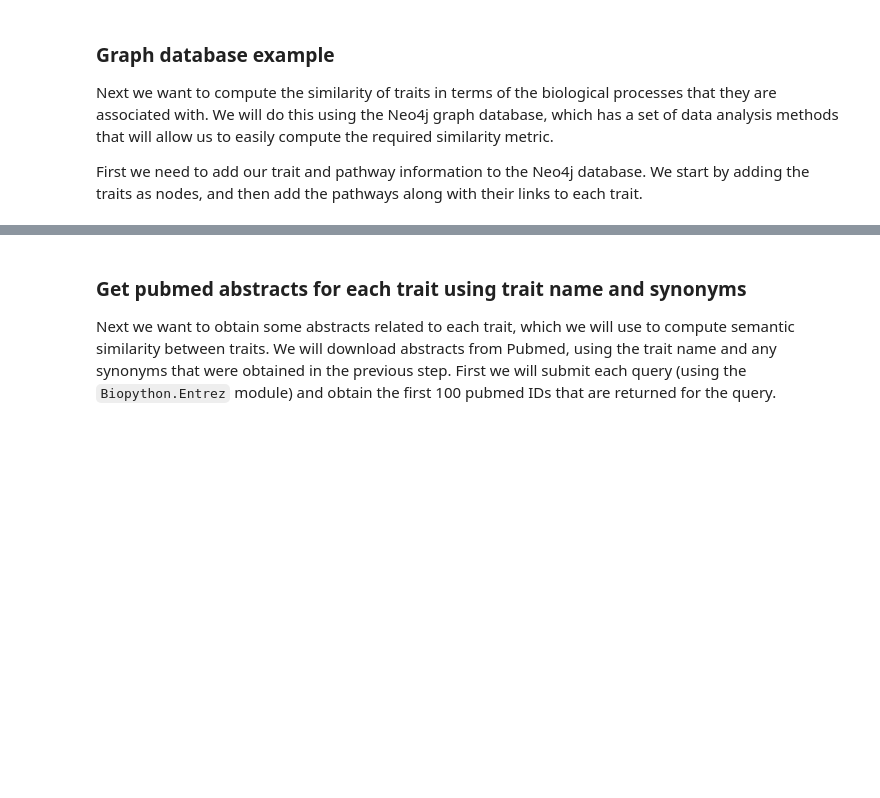
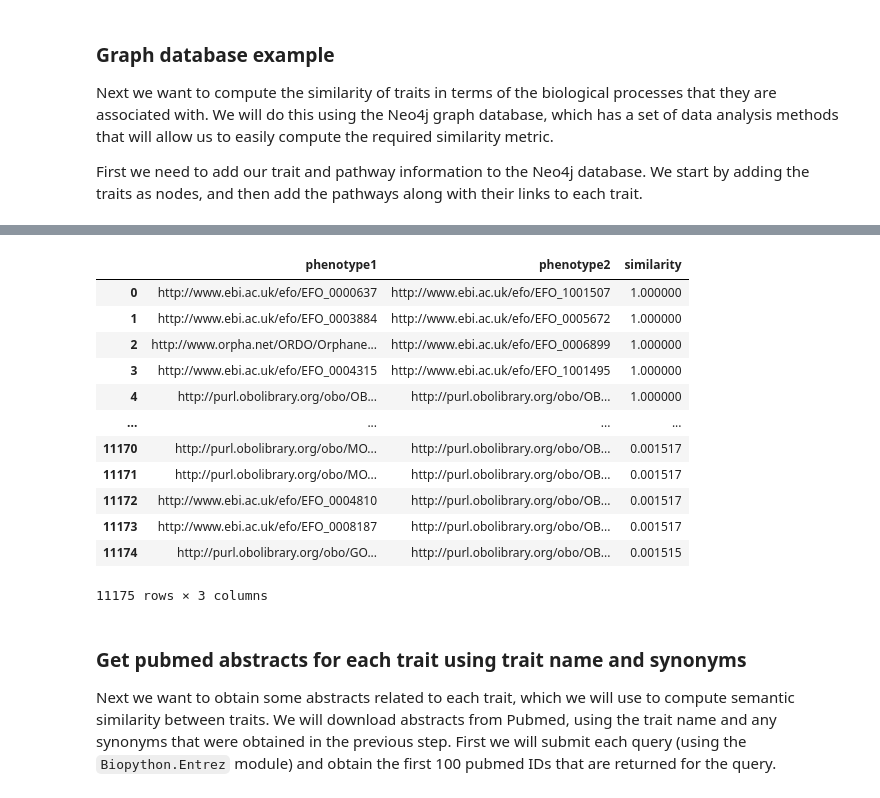
Before and after one commit to poldrack/BetterCodeBetterScience, a Jupyter notebook: src/BetterCodeBetterScience/database_examples.ipynb, the cells around one changed output, grey strips where cells are left out. Saved outputs shown, nothing was run; the diff lists cells and outputs as text; code cells hidden in the pictures; blank space fills up the shorter version.

```diff
--- a/src/BetterCodeBetterScience/database_examples.ipynb
+++ b/src/BetterCodeBetterScience/database_examples.ipynb
@@ -108,3 +117,19 @@ Received notification from DBMS server: <GqlStatusObject gql_status='01N01', sta
+# %%
+similarity_result_df
+# %% [output]
+|  | phenotype1 | phenotype2 | similarity |
+| 0 | http://www.ebi.ac.uk/efo/EFO_0000637 | http://www.ebi.ac.uk/efo/EFO_1001507 | 1.000000 |
+| 1 | http://www.ebi.ac.uk/efo/EFO_0003884 | http://www.ebi.ac.uk/efo/EFO_0005672 | 1.000000 |
+| 2 | http://www.orpha.net/ORDO/Orphane... | http://www.ebi.ac.uk/efo/EFO_0006899 | 1.000000 |
+| 3 | http://www.ebi.ac.uk/efo/EFO_0004315 | http://www.ebi.ac.uk/efo/EFO_1001495 | 1.000000 |
+| 4 | http://purl.obolibrary.org/obo/OB... | http://purl.obolibrary.org/obo/OB... | 1.000000 |
+| ... | ... | ... | ... |
+| 11170 | http://purl.obolibrary.org/obo/MO... | http://purl.obolibrary.org/obo/OB... | 0.001517 |
+| 11171 | http://purl.obolibrary.org/obo/MO... | http://purl.obolibrary.org/obo/OB... | 0.001517 |
+| 11172 | http://www.ebi.ac.uk/efo/EFO_0004810 | http://purl.obolibrary.org/obo/OB... | 0.001517 |
+| 11173 | http://www.ebi.ac.uk/efo/EFO_0008187 | http://purl.obolibrary.org/obo/OB... | 0.001517 |
+| 11174 | http://purl.obolibrary.org/obo/GO... | http://purl.obolibrary.org/obo/OB... | 0.001515 |
+11175 rows × 3 columns
 # %% [markdown]
 ### Get pubmed abstracts for each trait using trait name and synonyms
 
```
Also changed, not shown: parts of 15 cells of this notebook.
